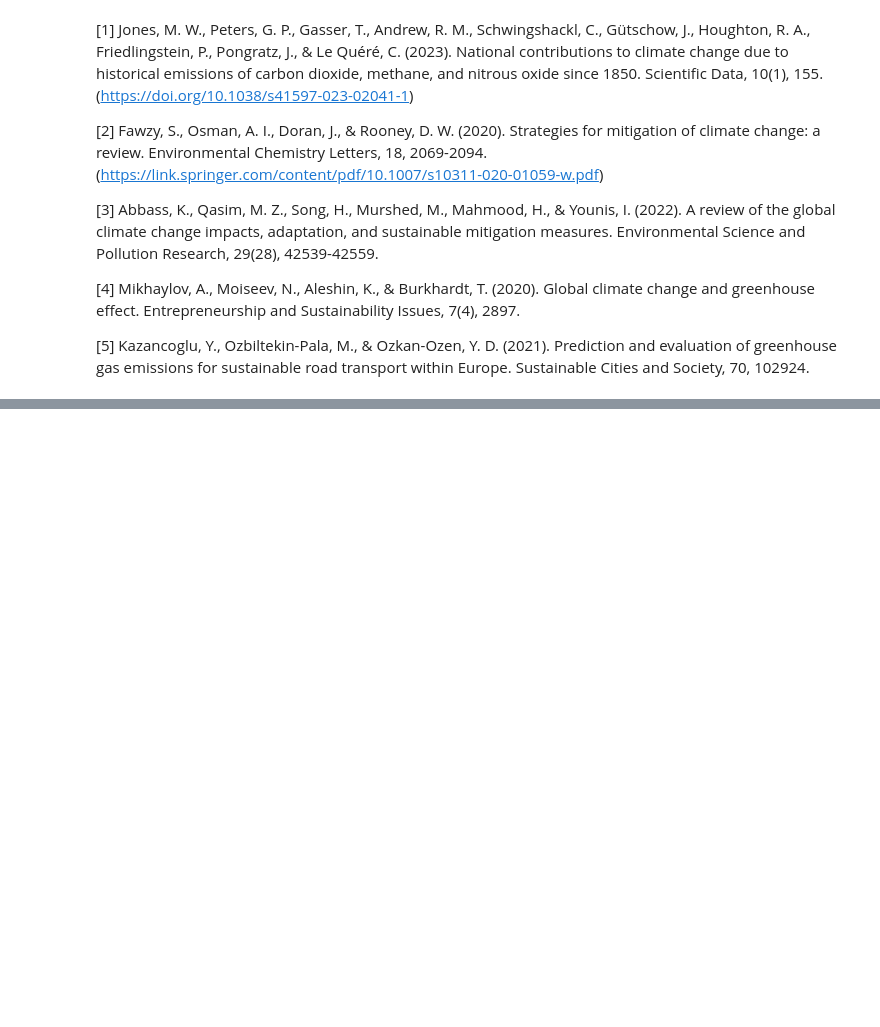
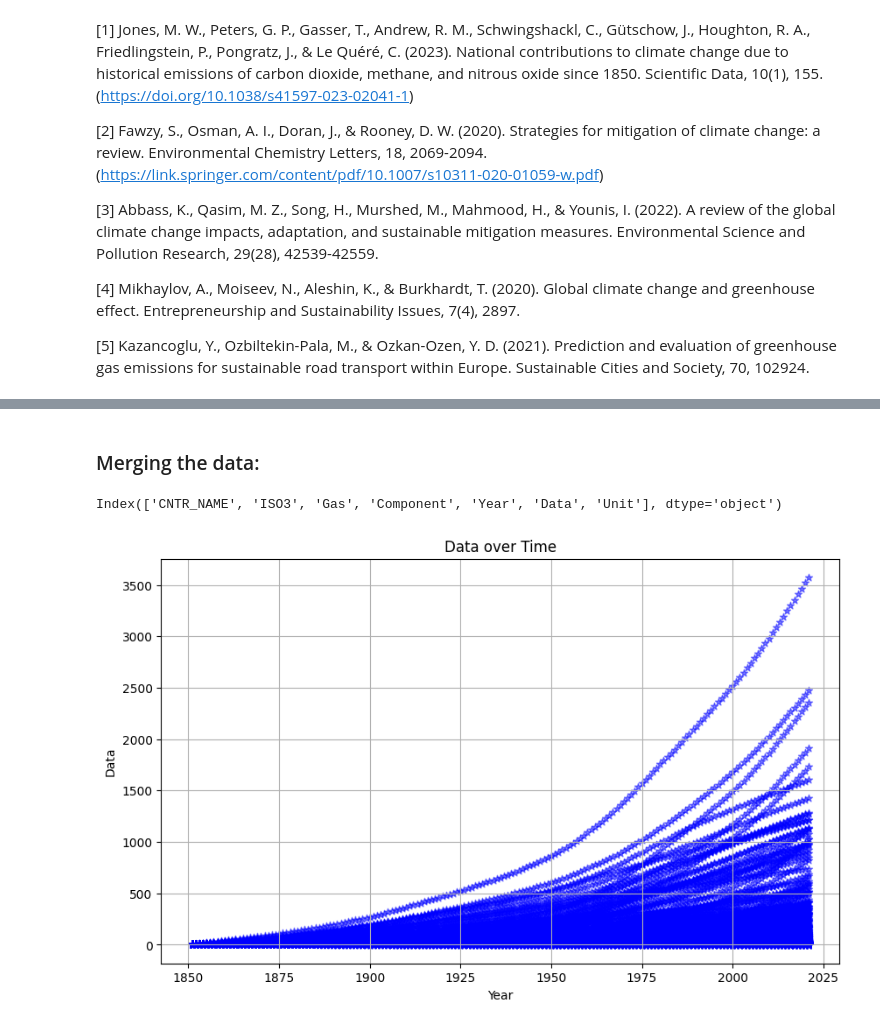
Before and after one commit to JosephRidge/linearmodels, a Jupyter notebook: 166895.ipynb, the cells around one changed output, grey strips where cells are left out. Saved outputs shown, nothing was run; the diff lists cells and outputs as text; code cells hidden in the pictures; blank space fills up the shorter version.

```diff
--- a/166895.ipynb
+++ b/166895.ipynb
@@ -77,0 +94,9 @@ Refinements: Adjustments and refinements to account for specific characteristics
+# %%
+# global mean surface temperature
+gmst_df=pd.read_csv('data/GHG Emissions/GMST_response_1851-2021.csv')
+
+#cumulative emissions
+cumulative_emissions_df=pd.read_csv('data/GHG Emissions/EMISSIONS_CUMULATIVE_CO2e100_1851-2021.csv')
+
+# country code
+country_code_df = pd.read_csv('data/GHG Emissions/COUNTRY_GROUPINGS.csv')
@@ -77,0 +230,2 @@ Refinements: Adjustments and refinements to account for specific characteristics
+# %% [markdown]
+### Merging the data:
@@ -77,0 +234,20 @@ Refinements: Adjustments and refinements to account for specific characteristics
+# %%
+cumulative_emissions_df.columns
+# %% [output]
+Index(['CNTR_NAME', 'ISO3', 'Gas', 'Component', 'Year', 'Data', 'Unit'], dtype='object')
+# %%
+
+# Creating the scatter plot
+plt.figure(figsize=(10, 6))
+plt.scatter(cumulative_emissions_df['Year'], cumulative_emissions_df['Data'], marker='*', color='blue', alpha=0.5)  # Adjust marker and color as needed
+plt.title('Data over Time')
+plt.xlabel('Year')
+plt.ylabel('Data')
+plt.grid(True)
+
+# Optionally, you can add trendlines, legends, etc. here
+
+# Show plot
+plt.show()
+# %% [output]
+[figure, added]
```
Also changed, not shown: parts of 21 cells of this notebook, 7 other files.
